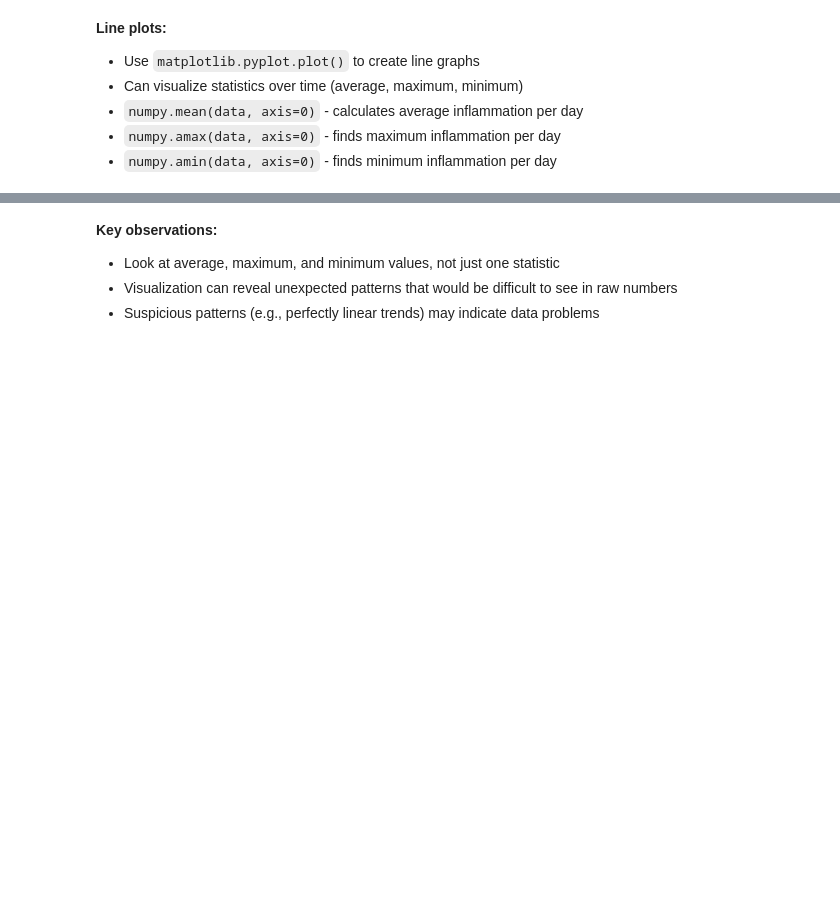
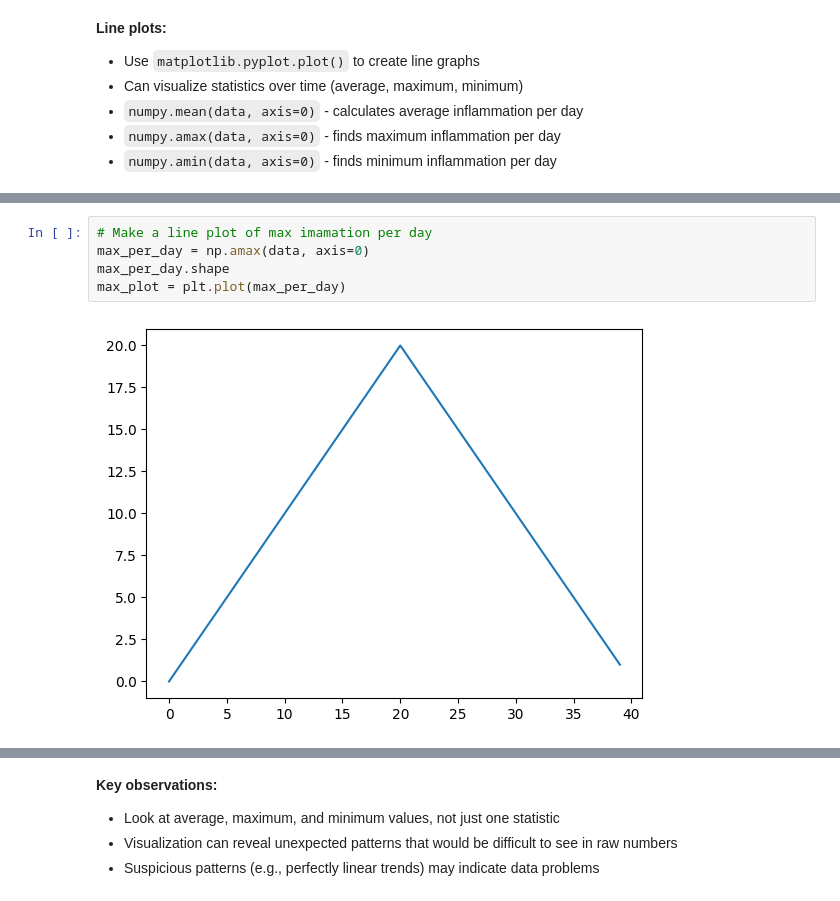
Before and after one commit to rmeeuwisse/swc-python, a Jupyter notebook: 03-visualizing-data.ipynb, the cells around one changed output, grey strips where cells are left out. Cells and saved outputs as stored; diff of their text form; blank space fills up the shorter version.

```diff
--- a/03-visualizing-data.ipynb
+++ b/03-visualizing-data.ipynb
@@ -57,0 +59,7 @@ plotLinemin = matplotlib.pyplot.plot(numpy.amin(patientData1, axis=0))
+# %%
+# Make a line plot of max imamation per day
+max_per_day = np.amax(data, axis=0)
+max_per_day.shape
+max_plot = plt.plot(max_per_day)
+# %% [output]
+[figure, added]
```
Also changed, not shown: parts of 11 cells of this notebook.
